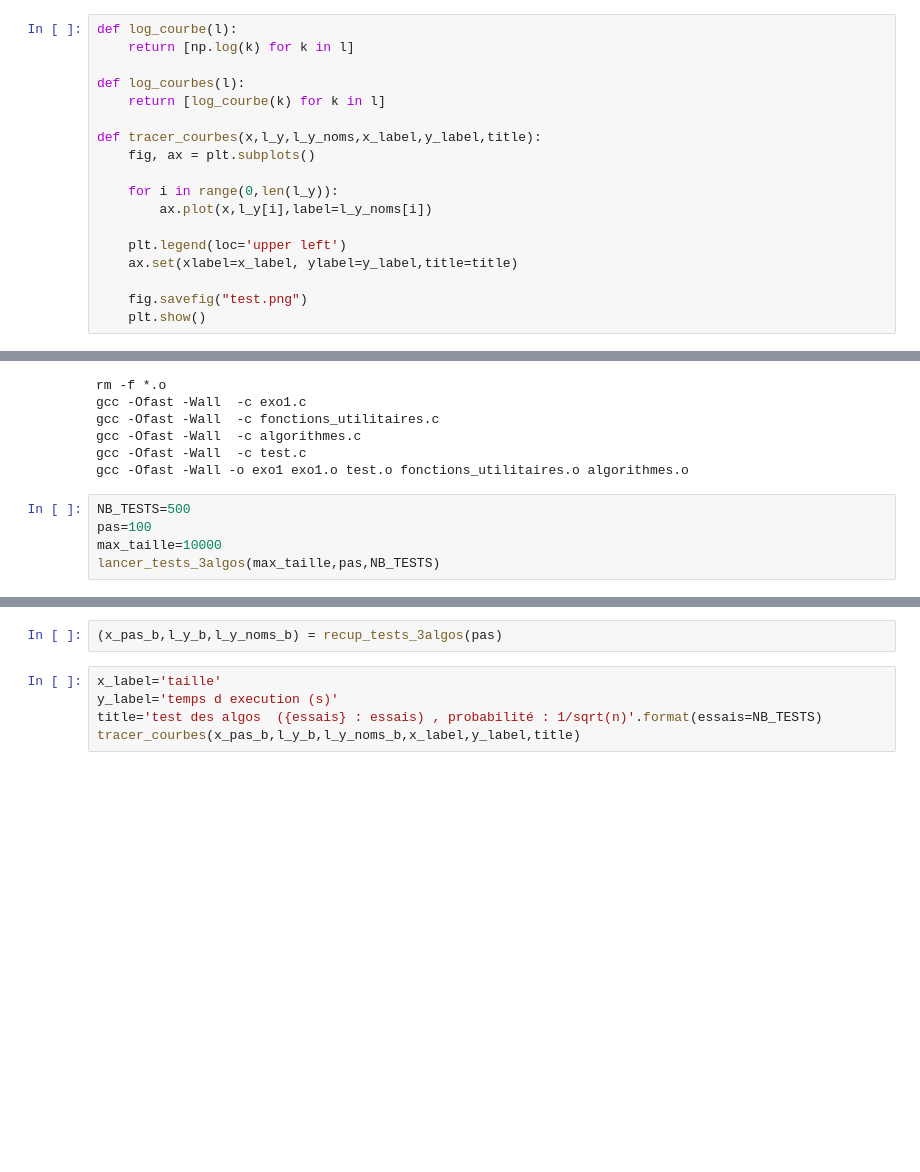
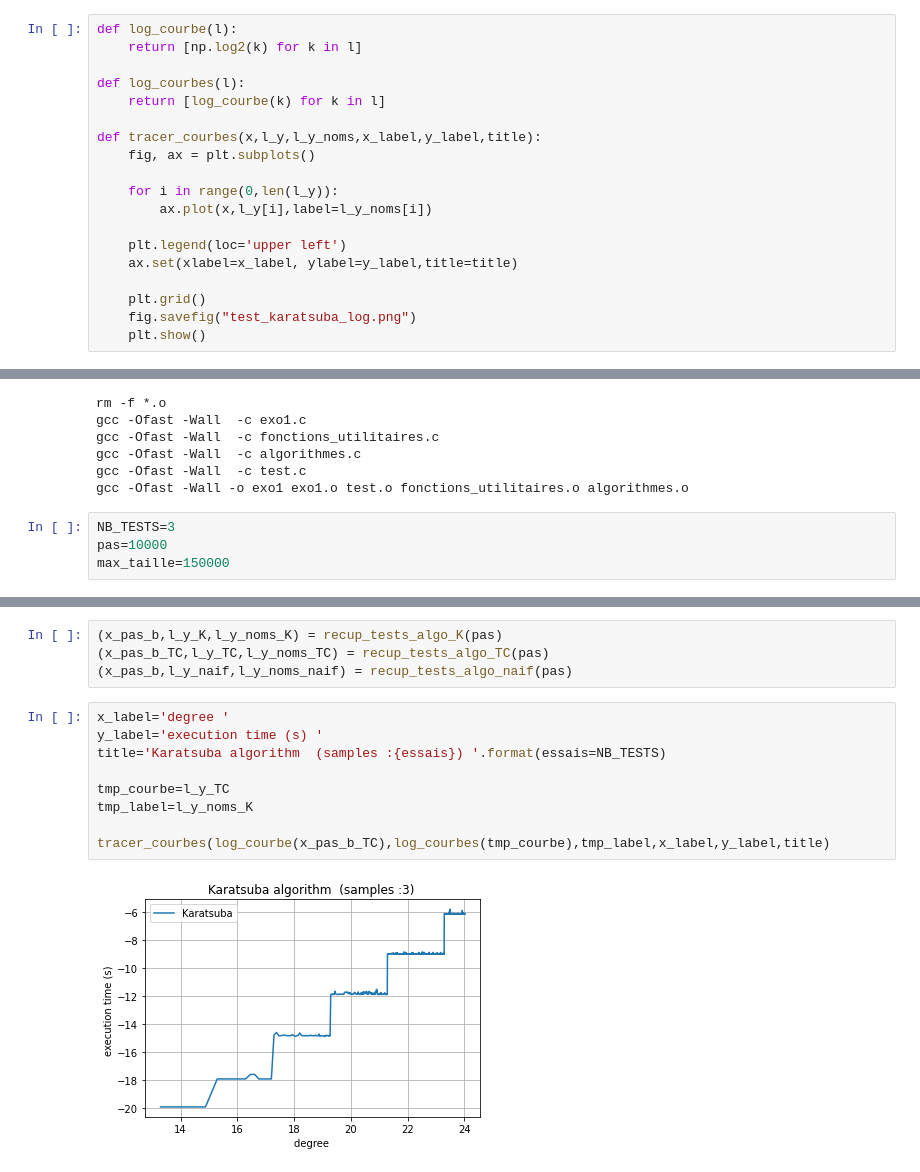
Before and after one commit to HugoRdet/Polynomial-Mul, a Jupyter notebook: tests.ipynb, the cells around one changed output, grey strips where cells are left out. Drawn from its saved outputs; the diff is of its cells as text; blank space fills up the shorter version.

```diff
--- a/tests.ipynb
+++ b/tests.ipynb
@@ -76,6 +116,6 @@ def recup_tests_2algosTCK():
 # %%
 def log_courbe(l):
-    return [np.log(k) for k in l]
+    return [np.log2(k) for k in l]
 
 def log_courbes(l):
     return [log_courbe(k) for k in l]
@@ -89,7 +129,8 @@ def tracer_courbes(x,l_y,l_y_noms,x_label,y_label,title):
     plt.legend(loc='upper left')
     ax.set(xlabel=x_label, ylabel=y_label,title=title)
 
-    fig.savefig("test.png")
+    plt.grid()
+    fig.savefig("test_karatsuba_log.png")
     plt.show()
 # %%
 make()
@@ -101,7 +142,6 @@ gcc -Ofast -Wall  -c algorithmes.c
 gcc -Ofast -Wall  -c test.c
 gcc -Ofast -Wall -o exo1 exo1.o test.o fonctions_utilitaires.o algorithmes.o
 # %%
-NB_TESTS=500
-pas=100
-max_taille=10000
-lancer_tests_3algos(max_taille,pas,NB_TESTS)
+NB_TESTS=3
+pas=10000
+max_taille=150000
@@ -108,7 +165,15 @@ lancer_tests_3algos(max_taille,pas,NB_TESTS)
 # %%
-(x_pas_b,l_y_b,l_y_noms_b) = recup_tests_3algos(pas)
+(x_pas_b,l_y_K,l_y_noms_K) = recup_tests_algo_K(pas)
+(x_pas_b_TC,l_y_TC,l_y_noms_TC) = recup_tests_algo_TC(pas)
+(x_pas_b,l_y_naif,l_y_noms_naif) = recup_tests_algo_naif(pas)
 # %%
-x_label='taille'
-y_label='temps d execution (s)'
-title='test des algos  ({essais} : essais) , probabilité : 1/sqrt(n)'.format(essais=NB_TESTS)
-tracer_courbes(x_pas_b,l_y_b,l_y_noms_b,x_label,y_label,title)
+x_label='degree '
+y_label='execution time (s) '
+title='Karatsuba algorithm  (samples :{essais}) '.format(essais=NB_TESTS)
+
+tmp_courbe=l_y_TC
+tmp_label=l_y_noms_K
+
+tracer_courbes(log_courbe(x_pas_b_TC),log_courbes(tmp_courbe),tmp_label,x_label,y_label,title)
+# %% [output]
+[figure, added]
```
Also changed, not shown: parts of 3 cells of this notebook, 15 other files.
